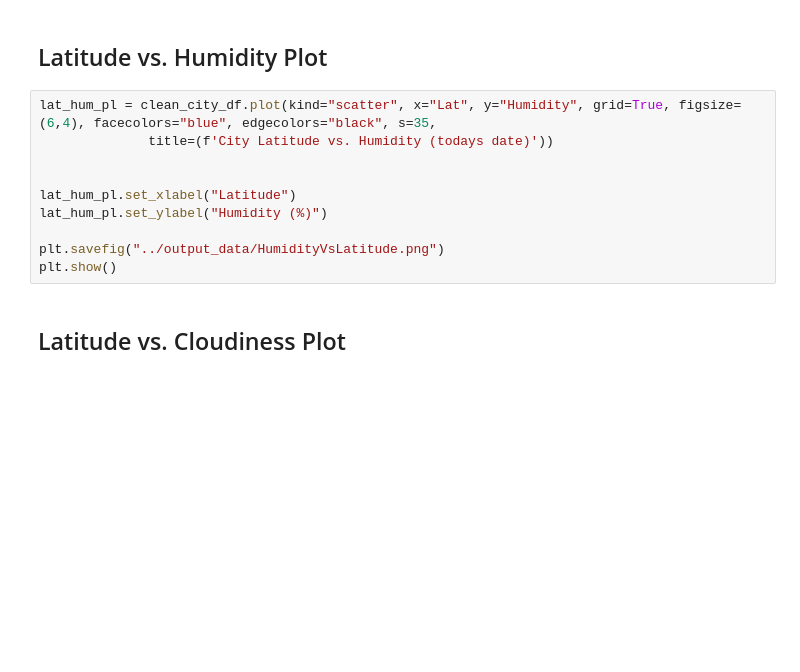
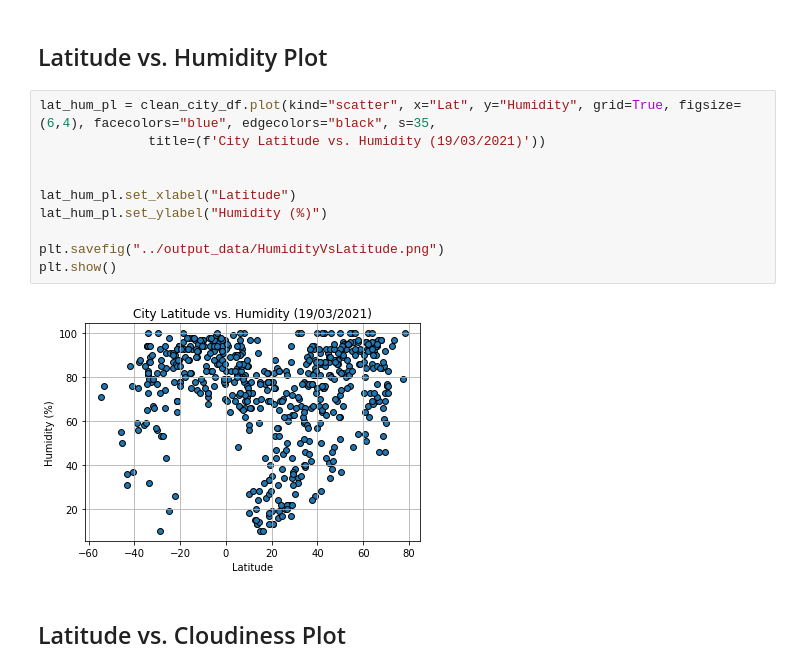
Before and after one commit to mhaszek/python-api-challenge, a Jupyter notebook: WeatherPy/WeatherPy.ipynb, the cells around one changed output. Saved outputs shown, nothing was run; the diff lists cells and outputs as text; blank space fills up the shorter version.

```diff
--- a/WeatherPy/WeatherPy.ipynb
+++ b/WeatherPy/WeatherPy.ipynb
@@ -163,14 +216,16 @@ plt.show()
 ## Latitude vs. Humidity Plot
 # %%
 lat_hum_pl = clean_city_df.plot(kind="scatter", x="Lat", y="Humidity", grid=True, figsize=(6,4), facecolors="blue", edgecolors="black", s=35,
-              title=(f'City Latitude vs. Humidity (todays date)'))
+              title=(f'City Latitude vs. Humidity (19/03/2021)'))
 
 
 lat_hum_pl.set_xlabel("Latitude")
 lat_hum_pl.set_ylabel("Humidity (%)")
 
 plt.savefig("../output_data/HumidityVsLatitude.png")
 plt.show()
+# %% [output]
+[figure, added]
 # %% [markdown]
 ## Latitude vs. Cloudiness Plot
 # %%
```
Also changed, not shown: parts of 17 cells of this notebook, 5 other files.
